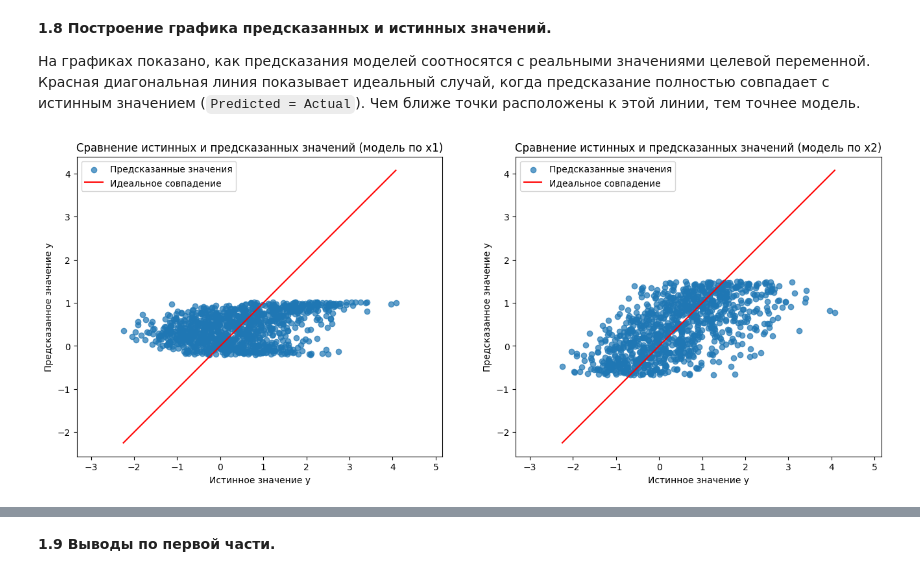
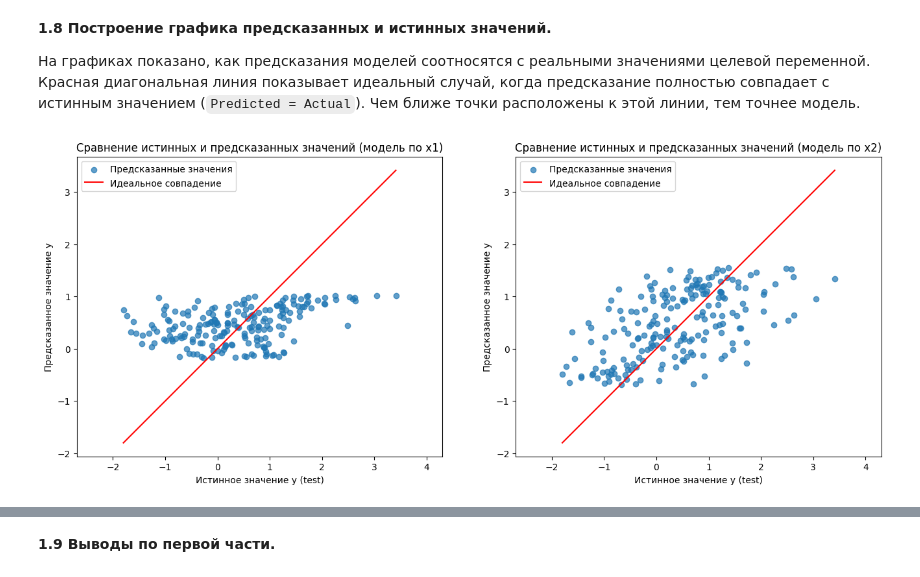
Before and after one commit to Coffeein0/data_analysis, a Jupyter notebook: LR3_Razveev_8.ipynb, the cells around one changed output, grey strips where cells are left out. Drawn from its saved outputs; the diff is of its cells as text; code cells hidden in the pictures.

````diff
--- a/LR3_Razveev_8.ipynb
+++ b/LR3_Razveev_8.ipynb
@@ -54,7 +69,7 @@ LinearRegression()
 # %%
-# Выполнение предсказания для обеих моделей
-y_pred_x1 = model_x1.predict(x1)
-y_pred_x2 = model_x2.predict(x2)
+# Выполнение предсказания на тестовой выборке
+y_pred_x1 = model_x1.predict(x1_test)
+y_pred_x2 = model_x2.predict(x2_test)
 # %% [markdown]
 **1.3 Была сформирована таблица с результатами предсказаний моделей.**
 
@@ -278,32 +357,37 @@ plt.show()
 
 На графиках показано, как предсказания моделей соотносятся с реальными значениями целевой переменной. Красная диагональная линия показывает идеальный случай, когда предсказание полностью совпадает с истинным значением (```Predicted = Actual```). Чем ближе точки расположены к этой линии, тем точнее модель.
 # %%
+# ---- Используем только тестовую выборку ----
+actual = y_test.values  # истинные значения
+pred_x1 = y_pred_x1     # предсказания модели 1
+pred_x2 = y_pred_x2     # предсказания модели 2
+
 fig, (ax1, ax2) = plt.subplots(1, 2, figsize=(16, 6))
 
-# График для модели по x1
-min_val = min(y.min(), y_pred_x1.min())
-max_val = max(y.max(), y_pred_x1.max())
+# ---- График для модели по x1 ----
+min_val = min(actual.min(), pred_x1.min())
+max_val = max(actual.max(), pred_x1.max())
 
-ax1.scatter(y, y_pred_x1, alpha=0.7, label='Предсказанные значения')
+ax1.scatter(actual, pred_x1, alpha=0.7, label='Предсказанные значения')
 ax1.plot([min_val, max_val], [min_val, max_val], color='red', label='Идеальное совпадение')
 ax1.set_title('Сравнение истинных и предсказанных значений (модель по x1)')
-ax1.set_xlabel('Истинное значение y')
+ax1.set_xlabel('Истинное значение y (test)')
 ax1.set_ylabel('Предсказанное значение y')
 ax1.legend()
-ax1.axis('equal')  # оси с одинаковым масштабом для корректного сравнения
+ax1.axis('equal')
 
-# График для модели по x2
-min_val = min(y.min(), y_pred_x2.min())
-max_val = max(y.max(), y_pred_x2.max())
+# ---- График для модели по x2 ----
+min_val = min(actual.min(), pred_x2.min())
+max_val = max(actual.max(), pred_x2.max())
 
-ax2.scatter(y, y_pred_x2, alpha=0.7, label='Предсказанные значения')
+ax2.scatter(actual, pred_x2, alpha=0.7, label='Предсказанные значения')
 ax2.plot([min_val, max_val], [min_val, max_val], color='red', label='Идеальное совпадение')
 ax2.set_title('Сравнение истинных и предсказанных значений (модель по x2)')
-ax2.set_xlabel('Истинное значение y')
+ax2.set_xlabel('Истинное значение y (test)')
 ax2.set_ylabel('Предсказанное значение y')
 ax2.legend()
 ax2.axis('equal')
 
 plt.show()
 # %% [output]
-[figure, old version]
+[figure, new version]
````
Also changed, not shown: parts of 20 cells of this notebook.
